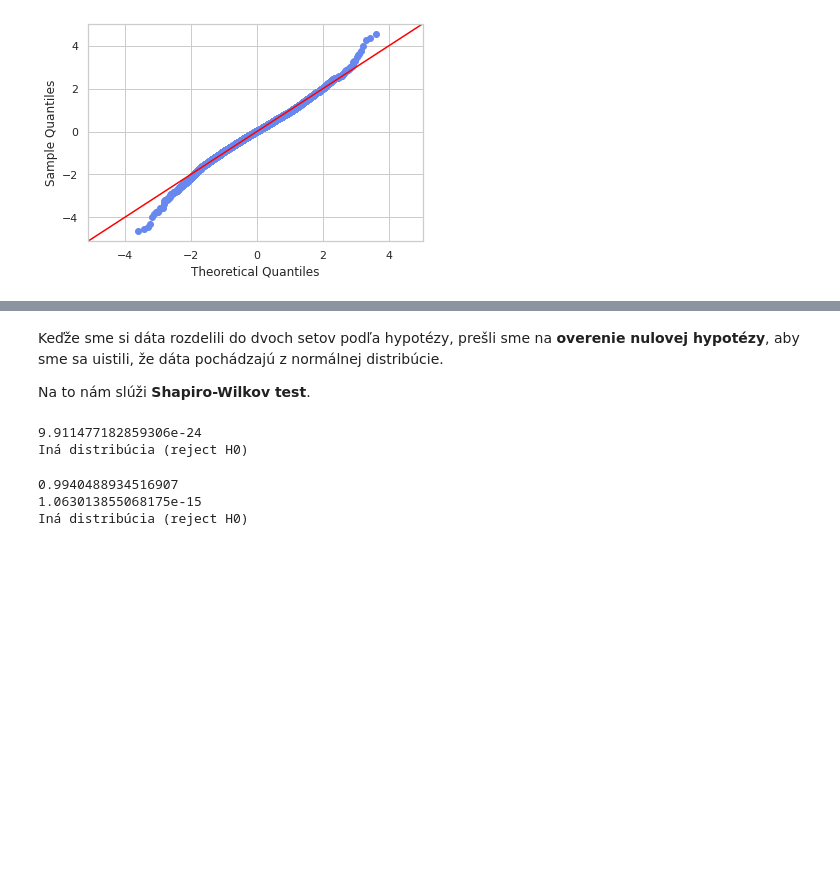
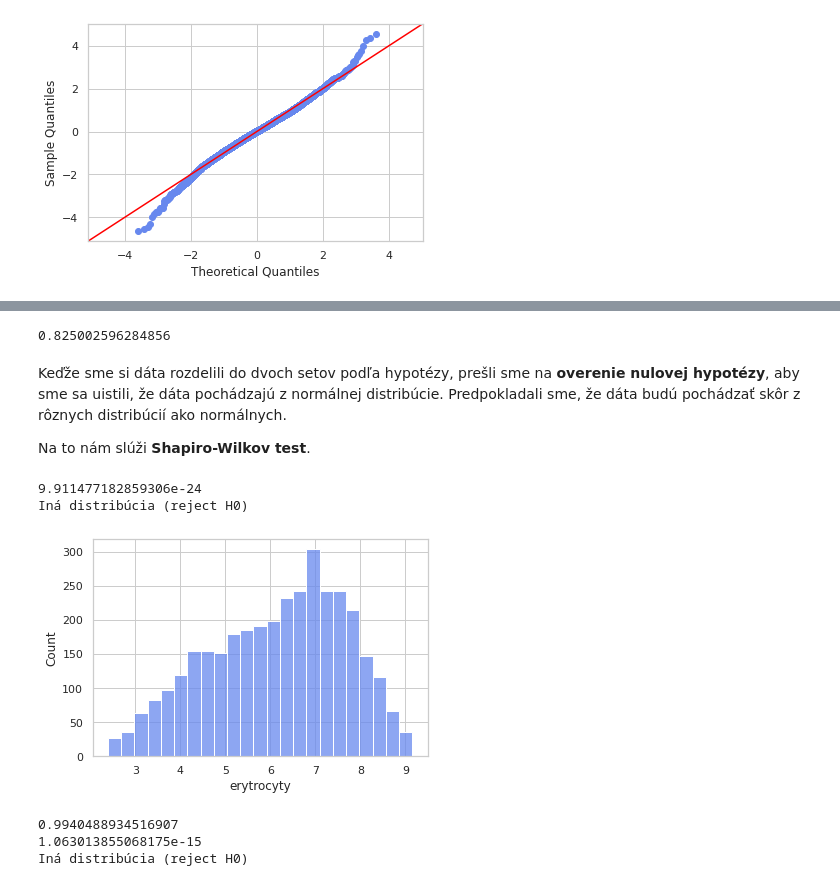
Before and after one commit to MarkoStahovec/IAU-Stahovec-Viest, a Jupyter notebook: main.ipynb, the cells around one changed output, grey strips where cells are left out. Cells and saved outputs as stored; diff of their text form; code cells hidden in the pictures; blank space fills up the shorter version.

```diff
--- a/main.ipynb
+++ b/main.ipynb
@@ -497,20 +521,36 @@ plt.show()
+# %%
+def cohen_d(x1, x2):
+    nx1 = len(x1)
+    nx2 = len(x2)
+    s = np.sqrt(((nx1-1) * np.std(x1, ddof=1)**2 + (nx2-1) * np.std(x2, ddof=1)**2) / (nx1 + nx2 - 2))
+    return (np.abs(np.mean(x1) - np.mean(x2))) / s
+
+c_d_erytrocyty = cohen_d(data_0_erytrocyty, data_1_erytrocyty)
+c_d_erytrocyty
+# %% [output]
+0.825002596284856
 # %% [markdown]
-Keďže sme si dáta rozdelili do dvoch setov podľa hypotézy, prešli sme na **overenie nulovej hypotézy**,
-aby sme sa uistili, že dáta pochádzajú z normálnej distribúcie.
+
+Keďže sme si dáta rozdelili do dvoch setov podľa hypotézy, prešli sme na
+**overenie nulovej hypotézy**, aby sme sa uistili,
+že dáta pochádzajú z normálnej distribúcie.
+Predpokladali sme, že dáta budú pochádzať skôr z rôznych distribúcií ako normálnych.
 
 Na to nám slúži **Shapiro-Wilkov test**.
 # %%
+sns.histplot(data=data_0_erytrocyty)
 alpha = 0.05
 shapiro_test = stats.shapiro(data_0_erytrocyty)
 print(shapiro_test.pvalue)
 
 if shapiro_test.pvalue > alpha:
     print('Normálna distribúcia (fail to reject H0)')
 else:
     print('Iná distribúcia (reject H0)')
 # %% [output]
 9.911477182859306e-24
 Iná distribúcia (reject H0)
+[figure, added]
 # %%
 sns.histplot(data=data_1_erytrocyty)
 alpha = 0.05
```
Also changed, not shown: parts of 20 cells of this notebook.
